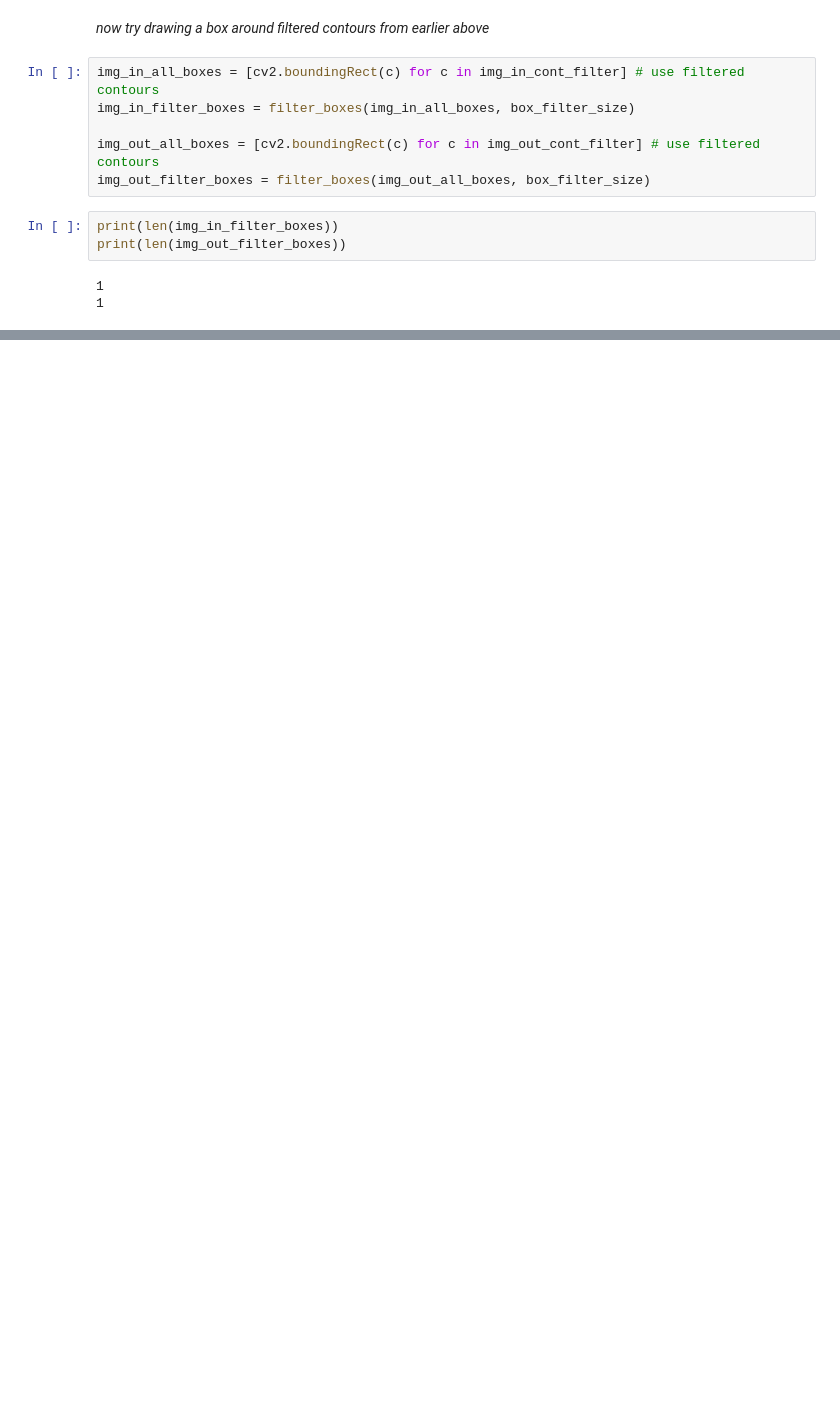
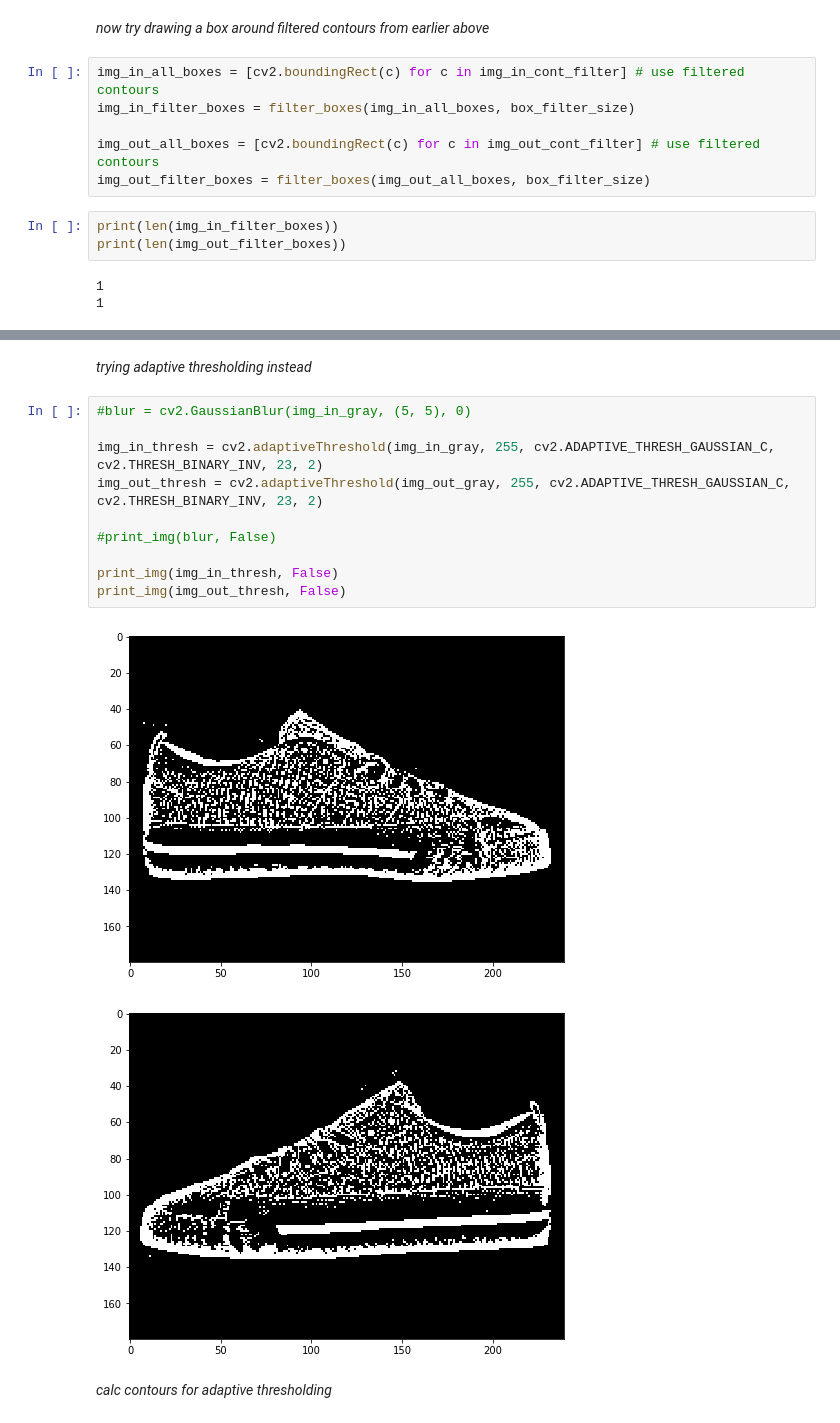
Before and after one commit to luoken/Shoe-detector, a Jupyter notebook: jupyter/preprocess.ipynb, the cells around one changed output, grey strips where cells are left out. Saved outputs shown, nothing was run; the diff lists cells and outputs as text; blank space fills up the shorter version.

```diff
--- a/jupyter/preprocess.ipynb
+++ b/jupyter/preprocess.ipynb
@@ -175,0 +207,17 @@ print(len(img_out_filter_boxes))
+# %% [markdown]
+*trying adaptive thresholding instead*
+# %%
+#blur = cv2.GaussianBlur(img_in_gray, (5, 5), 0)
+
+img_in_thresh = cv2.adaptiveThreshold(img_in_gray, 255, cv2.ADAPTIVE_THRESH_GAUSSIAN_C, cv2.THRESH_BINARY_INV, 23, 2)
+img_out_thresh = cv2.adaptiveThreshold(img_out_gray, 255, cv2.ADAPTIVE_THRESH_GAUSSIAN_C, cv2.THRESH_BINARY_INV, 23, 2)
+
+#print_img(blur, False)
+
+print_img(img_in_thresh, False)
+print_img(img_out_thresh, False)
+# %% [output]
+[figure, added]
+[figure, added]
+# %% [markdown]
+*calc contours for adaptive thresholding*
```
Also changed, not shown: parts of 26 cells of this notebook.
